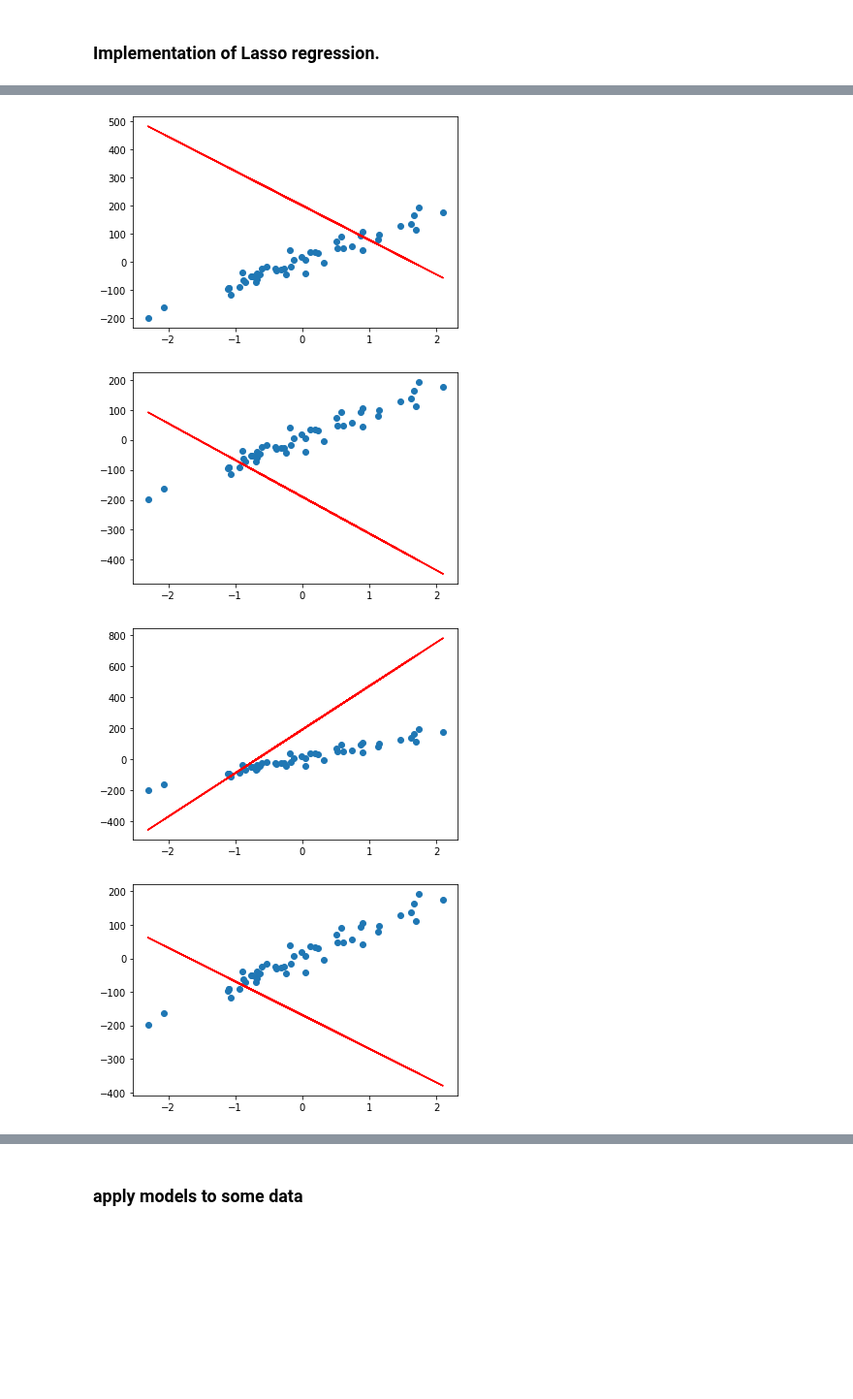
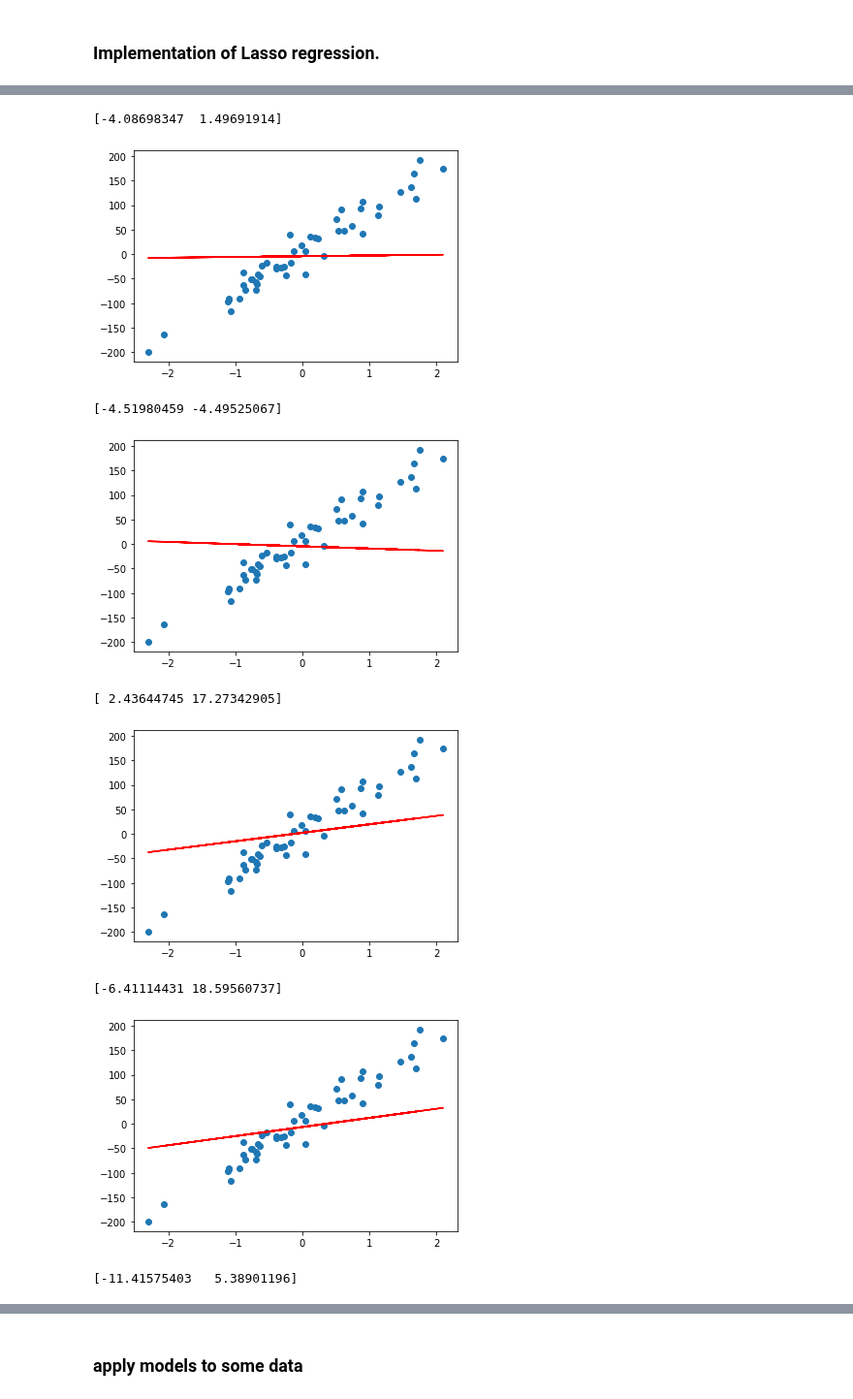
Before and after one commit to tigranfah/machine_learning, a Jupyter notebook: ACA_course/machine_learning/homeworks/homework2/Lasso_regression.ipynb, the cells around one changed output, grey strips where cells are left out. Shown at 97% size. Saved outputs shown, nothing was run; the diff lists cells and outputs as text; code cells hidden in the pictures; blank space fills up the shorter version.

```diff
--- a/ACA_course/machine_learning/homeworks/homework2/Lasso_regression.ipynb
+++ b/ACA_course/machine_learning/homeworks/homework2/Lasso_regression.ipynb
@@ -79,14 +79,13 @@ def fit_1d_lasso_regression(X_t, y_t, n_iterations=100, lr=0.001, lmb=0.1):
     b[np.where(b == 0)] = 1e-10
     b0 = np.random.normal(0, 1, 1)
     b0[np.where(b == 0)] = 1e-10
-#     print(b, b0)
 
     for i in range(n_iterations):
-        A = np.dot(b, X_t.T) + b0
 
-        for j, a in enumerate(A):
-            b += lr * ((y_t[j] - a) * X_t[j] + lmb * defined_abs_der(b))
-            b0 += lr * ((y_t[j] - a) + lmb * defined_abs_der(b0))
+        for x, y in zip(X_t, y_t):
+            y_pred = np.dot(b, x) + b0
+            b -= lr * ((y_pred - y) * x + lmb * defined_abs_der(b))
+            b0 -= lr * ((y_pred - y) + lmb * defined_abs_der(b0))
 
     return np.append(b0, b)
 
@@ -94,5 +93,5 @@ def fit_1d_lasso_regression(X_t, y_t, n_iterations=100, lr=0.001, lmb=0.1):
 def predict(X_t, beta):
     return np.dot(beta[1:], X_t.T) + beta[0]
 # %%
-fit_1d_lasso_regression(X, y)
+fit_1d_lasso_regression(X, y, lmb=0.5)
 # %% [output]
@@ -100,11 +99,17 @@ array([ 5.45195027, 84.33330667])
 # %%
 for lmb in range(200, 0, -10):
-    w = fit_1d_lasso_regression(X, y, lr=0.01, lmb=lmb)
+    w = fit_1d_lasso_regression(X, y, n_iterations=300, lr=0.1, lmb=lmb)
+    print(w)
     plt.scatter(X, y)
     plt.plot(X, w[0]+w[1]*X, c='red')
     plt.show()
 # %% [output]
+[-4.08698347  1.49691914]
-[figure, old version]
+[figure, new version]
+[-4.51980459 -4.49525067]
-[figure, old version]
+[figure, new version]
+[ 2.43644745 17.27342905]
-[figure, old version]
+[figure, new version]
+[-6.41114431 18.59560737]
-[figure, old version]
+[figure, new version]
+[-11.41575403   5.38901196]
```
Also changed, not shown: parts of 3 cells of this notebook, 3 other files.
